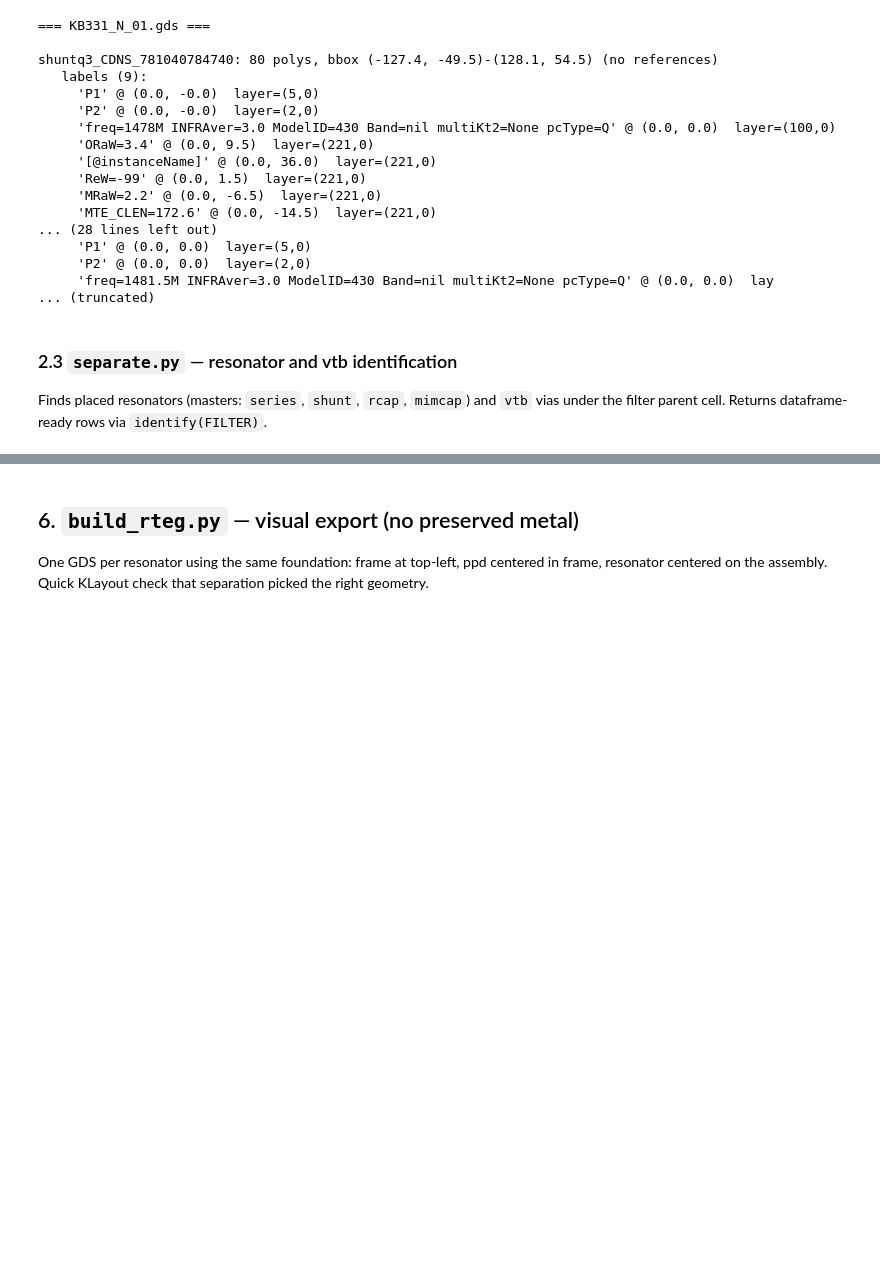
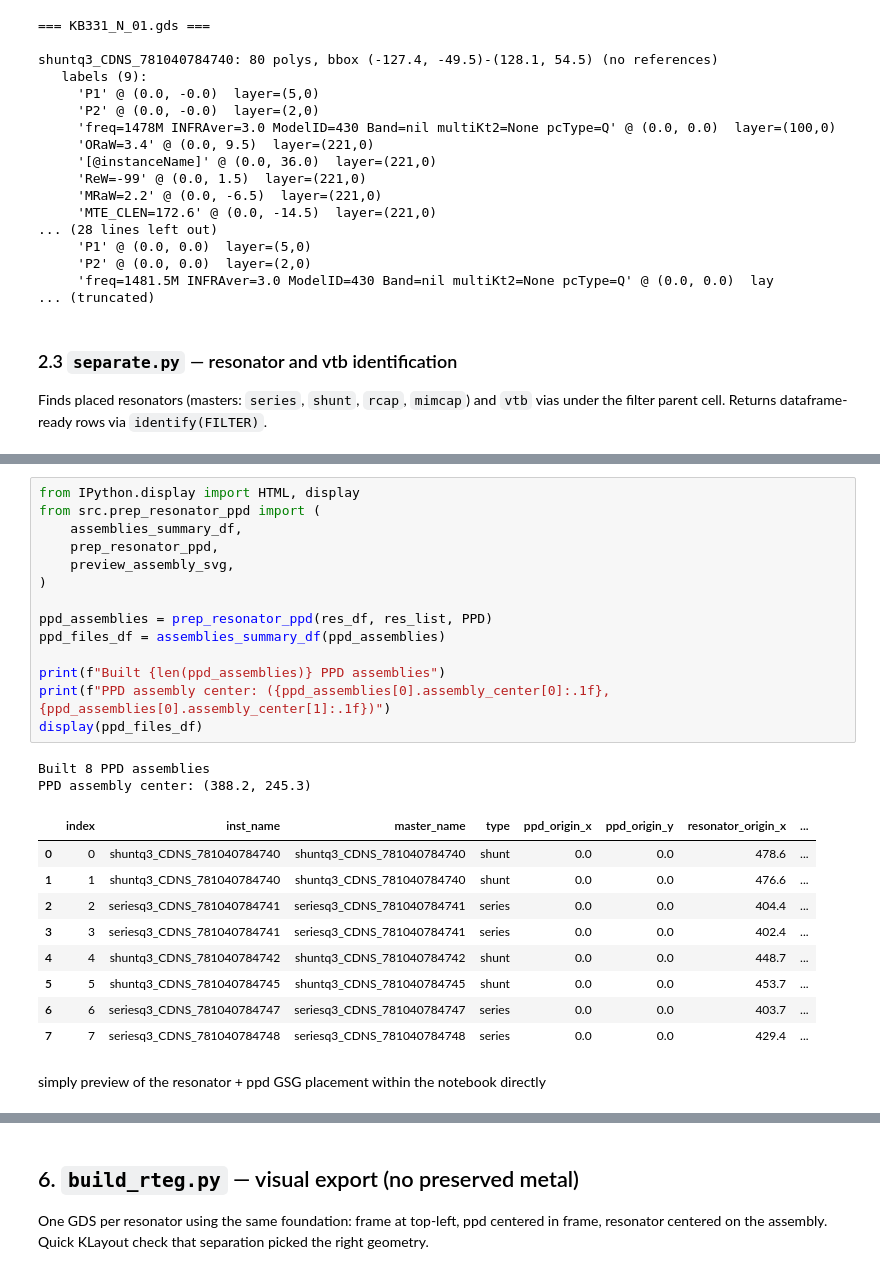
Before and after one commit to ReubenSKWS/rteg-automation, a Jupyter notebook: python_code/single_run.ipynb, the cells around one changed output, grey strips where cells are left out. Drawn from its saved outputs; the diff is of its cells as text; blank space fills up the shorter version.

Commit message:
cleanup - resonator + ppd frame

```diff
--- a/python_code/single_run.ipynb
+++ b/python_code/single_run.ipynb
@@ -318,0 +253,28 @@ for i, res in enumerate(res_list):
+# %%
+from IPython.display import HTML, display
+from src.prep_resonator_ppd import (
+    assemblies_summary_df,
+    prep_resonator_ppd,
+    preview_assembly_svg,
+)
+
+ppd_assemblies = prep_resonator_ppd(res_df, res_list, PPD)
+ppd_files_df = assemblies_summary_df(ppd_assemblies)
+
+print(f"Built {len(ppd_assemblies)} PPD assemblies")
+print(f"PPD assembly center: ({ppd_assemblies[0].assembly_center[0]:.1f}, {ppd_assemblies[0].assembly_center[1]:.1f})")
+display(ppd_files_df)
+# %% [output]
+Built 8 PPD assemblies
+PPD assembly center: (388.2, 245.3)
+|  | index | inst_name | master_name | type | ppd_origin_x | ppd_origin_y | resonator_origin_x | ... |
+| 0 | 0 | shuntq3_CDNS_781040784740 | shuntq3_CDNS_781040784740 | shunt | 0.0 | 0.0 | 478.6 | ... |
+| 1 | 1 | shuntq3_CDNS_781040784740 | shuntq3_CDNS_781040784740 | shunt | 0.0 | 0.0 | 476.6 | ... |
+| 2 | 2 | seriesq3_CDNS_781040784741 | seriesq3_CDNS_781040784741 | series | 0.0 | 0.0 | 404.4 | ... |
+| 3 | 3 | seriesq3_CDNS_781040784741 | seriesq3_CDNS_781040784741 | series | 0.0 | 0.0 | 402.4 | ... |
+| 4 | 4 | shuntq3_CDNS_781040784742 | shuntq3_CDNS_781040784742 | shunt | 0.0 | 0.0 | 448.7 | ... |
+| 5 | 5 | shuntq3_CDNS_781040784745 | shuntq3_CDNS_781040784745 | shunt | 0.0 | 0.0 | 453.7 | ... |
+| 6 | 6 | seriesq3_CDNS_781040784747 | seriesq3_CDNS_781040784747 | series | 0.0 | 0.0 | 403.7 | ... |
+| 7 | 7 | seriesq3_CDNS_781040784748 | seriesq3_CDNS_781040784748 | series | 0.0 | 0.0 | 429.4 | ... |
+# %% [markdown]
+simply preview of the resonator + ppd GSG placement within the notebook directly
```
Also changed, not shown: parts of 9 cells of this notebook, 5 other files.
